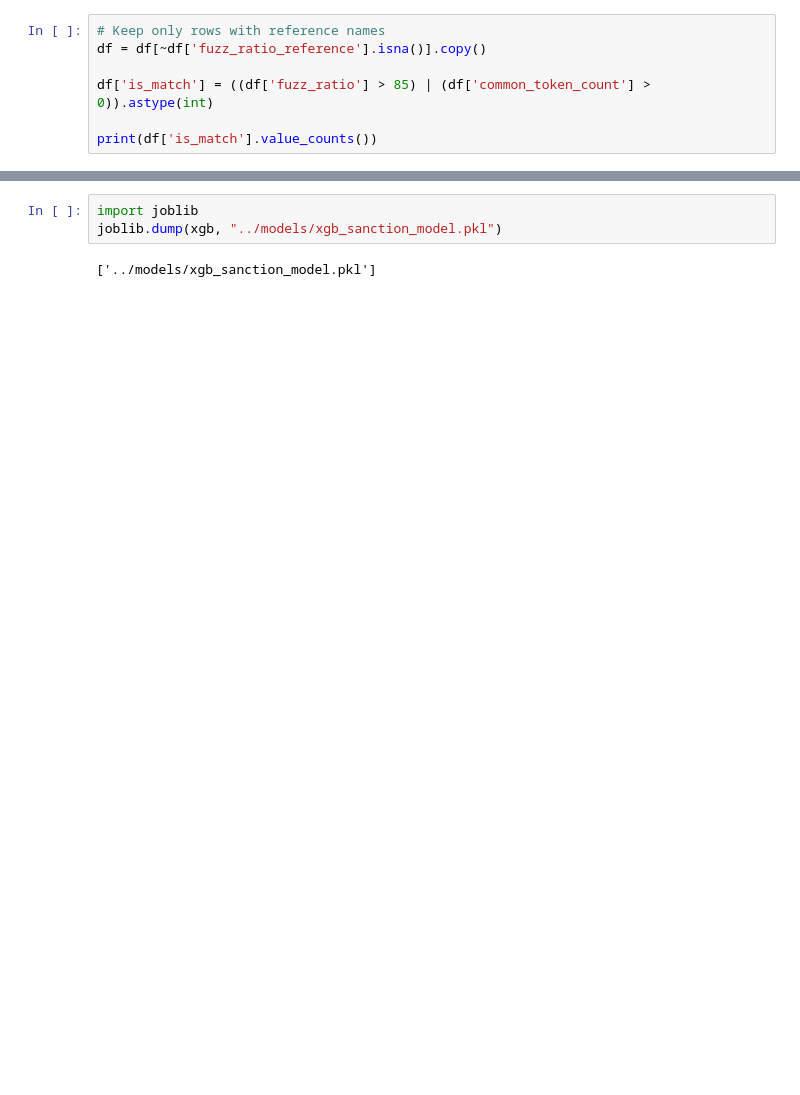
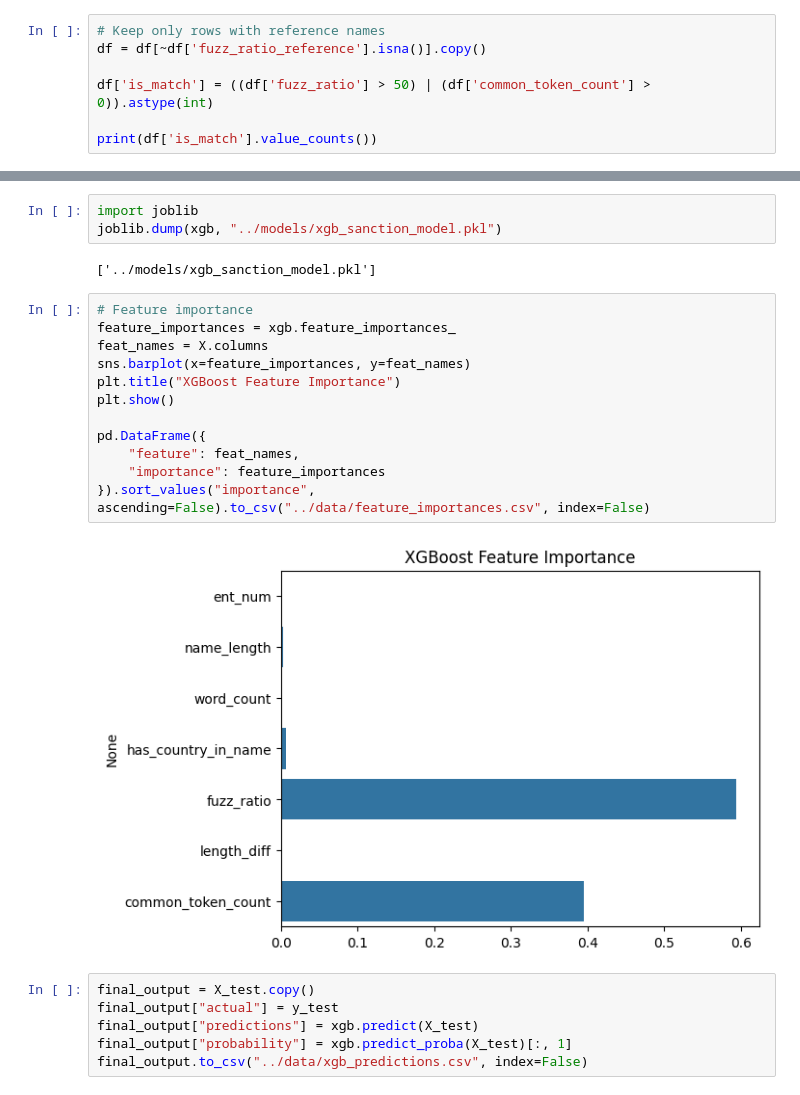
Before and after one commit to Pxyzi3c/sanction-risk-ml, a Jupyter notebook: notebooks/modeling.ipynb, the cells around one changed output, grey strips where cells are left out. Cells and saved outputs as stored; diff of their text form; blank space fills up the shorter version.

Commit message:
feature importance and xgb predictions

```diff
--- a/notebooks/modeling.ipynb
+++ b/notebooks/modeling.ipynb
@@ -41,7 +41,7 @@ df.head()
 # Keep only rows with reference names
 df = df[~df['fuzz_ratio_reference'].isna()].copy()
 
-df['is_match'] = ((df['fuzz_ratio'] > 85) | (df['common_token_count'] > 0)).astype(int)
+df['is_match'] = ((df['fuzz_ratio'] > 50) | (df['common_token_count'] > 0)).astype(int)
 
 print(df['is_match'].value_counts())
 # %% [output]
@@ -169,6 +125,26 @@ import joblib
 joblib.dump(xgb, "../models/xgb_sanction_model.pkl")
 # %% [output]
 ['../models/xgb_sanction_model.pkl']
+# %%
+# Feature importance
+feature_importances = xgb.feature_importances_
+feat_names = X.columns
+sns.barplot(x=feature_importances, y=feat_names)
+plt.title("XGBoost Feature Importance")
+plt.show()
+
+pd.DataFrame({
+    "feature": feat_names,
+    "importance": feature_importances
+}).sort_values("importance", ascending=False).to_csv("../data/feature_importances.csv", index=False)
+# %% [output]
+[figure, added]
+# %%
+final_output = X_test.copy()
+final_output["actual"] = y_test
+final_output["predictions"] = xgb.predict(X_test)
+final_output["probability"] = xgb.predict_proba(X_test)[:, 1]
+final_output.to_csv("../data/xgb_predictions.csv", index=False)
 # %%
 import csv
 from datetime import datetime
```
Also changed, not shown: parts of 4 cells of this notebook.
